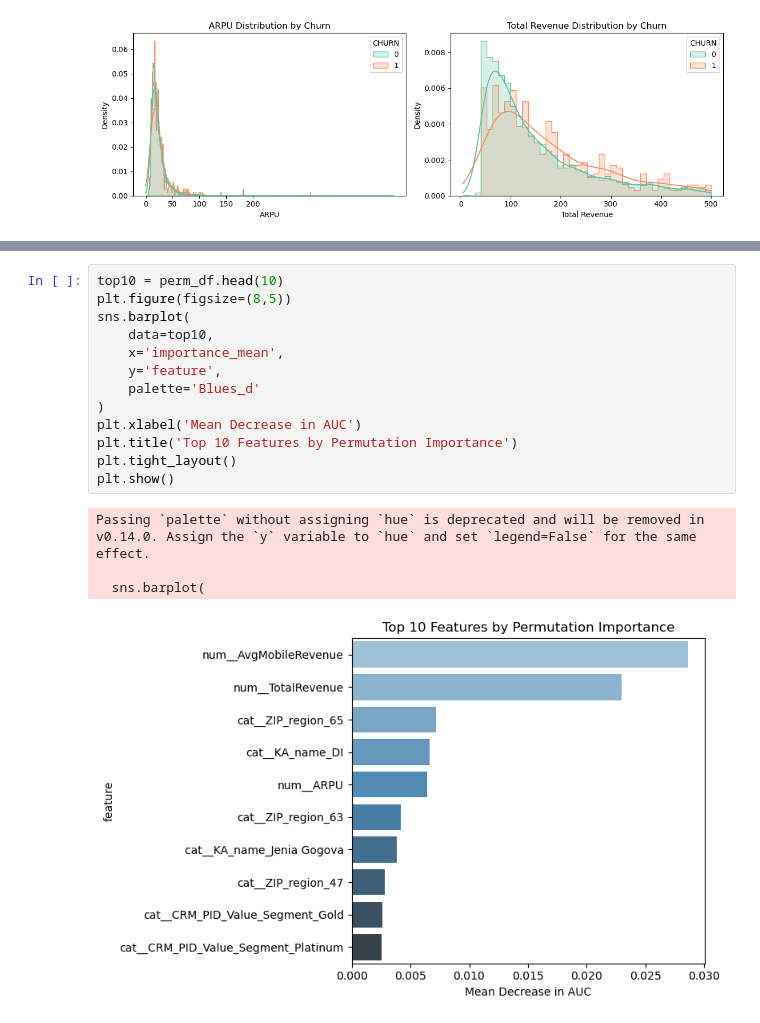
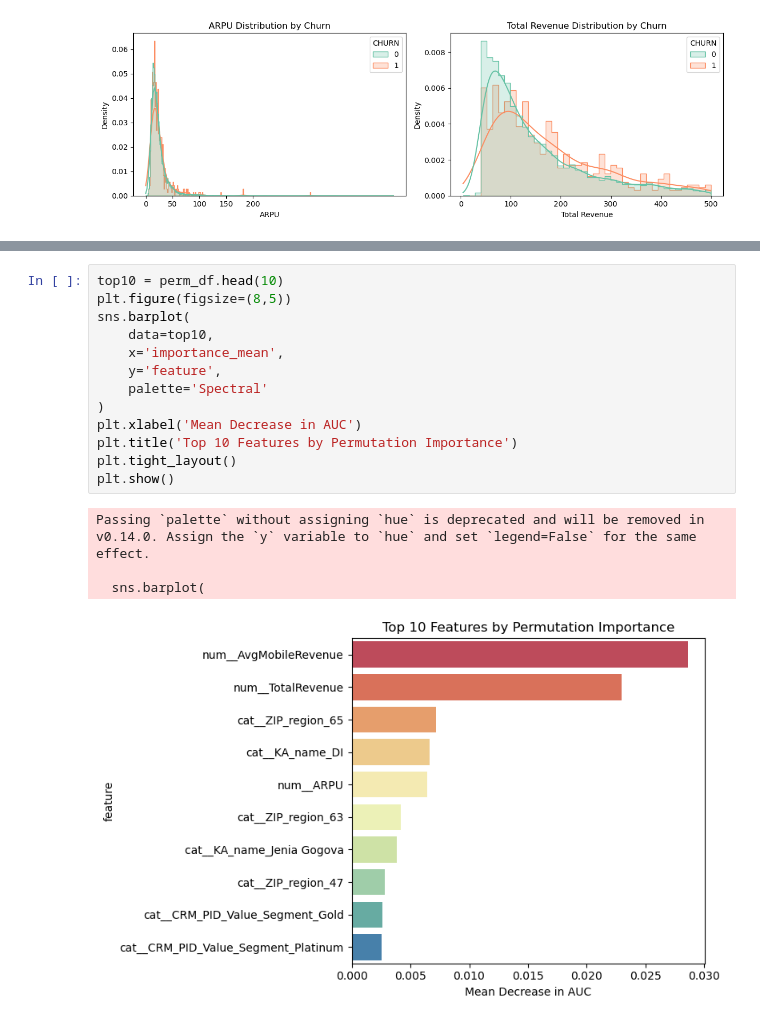
Before and after one commit to mwinsa01/NguyenMwinjuma_Business_Telecom_Customers_Churn, a Jupyter notebook: DS325_final_project.ipynb, the cells around one changed output, grey strips where cells are left out. Drawn from its saved outputs; the diff is of its cells as text.

```diff
--- a/DS325_final_project.ipynb
+++ b/DS325_final_project.ipynb
@@ -778,21 +723,21 @@ plt.show()
 # %%
 top10 = perm_df.head(10)
 plt.figure(figsize=(8,5))
 sns.barplot(
     data=top10,
     x='importance_mean',
     y='feature',
-    palette='Blues_d'
+    palette='Spectral'
 )
 plt.xlabel('Mean Decrease in AUC')
 plt.title('Top 10 Features by Permutation Importance')
 plt.tight_layout()
 plt.show()
 # %% [output]
 Passing `palette` without assigning `hue` is deprecated and will be removed in v0.14.0. Assign the `y` variable to `hue` and set `legend=False` for the same effect.
 
   sns.barplot(
-[figure, old version]
+[figure, new version]
 # %%
 best_pipeline = rs_rf.best_estimator_
 
```
Also changed, not shown: parts of 18 cells of this notebook.
